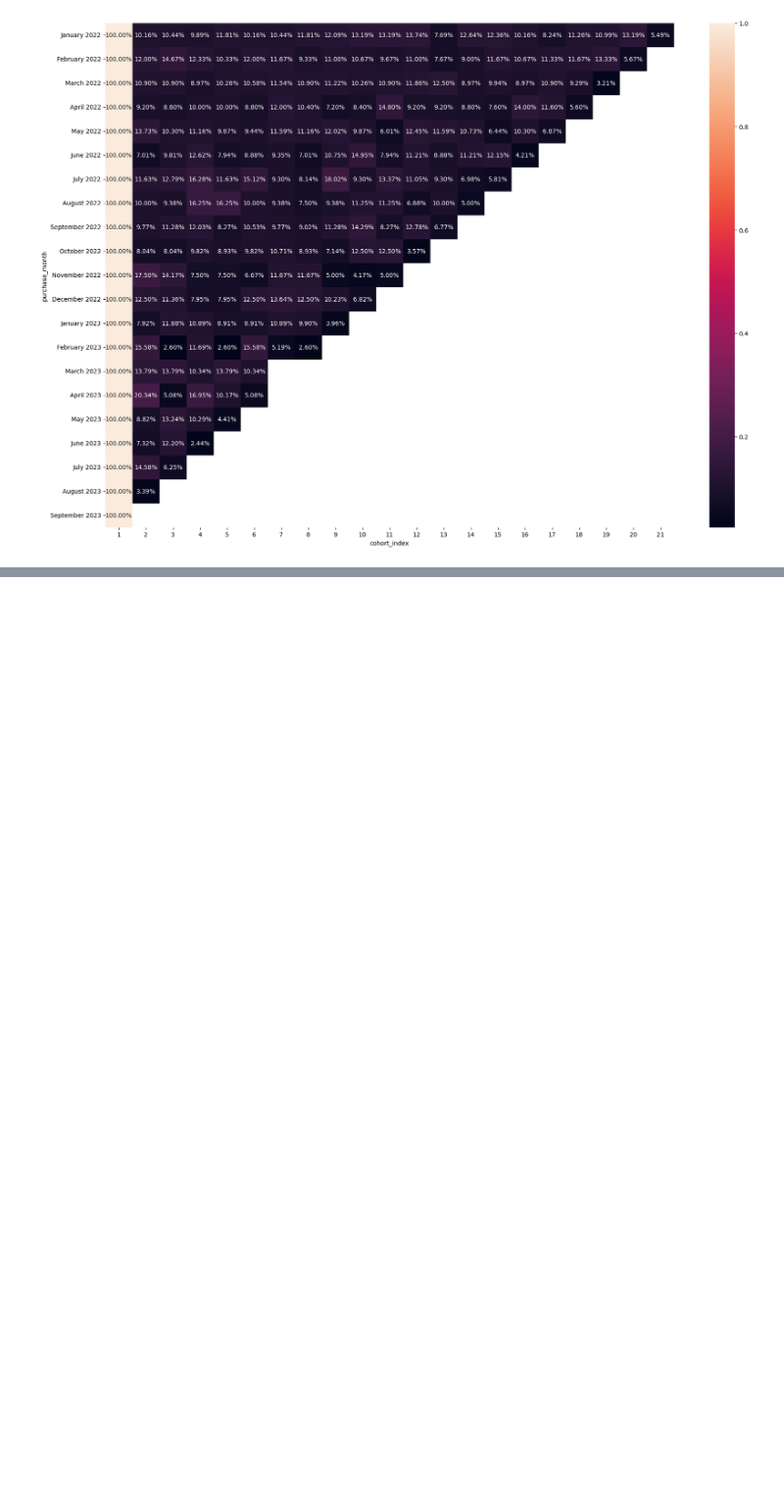
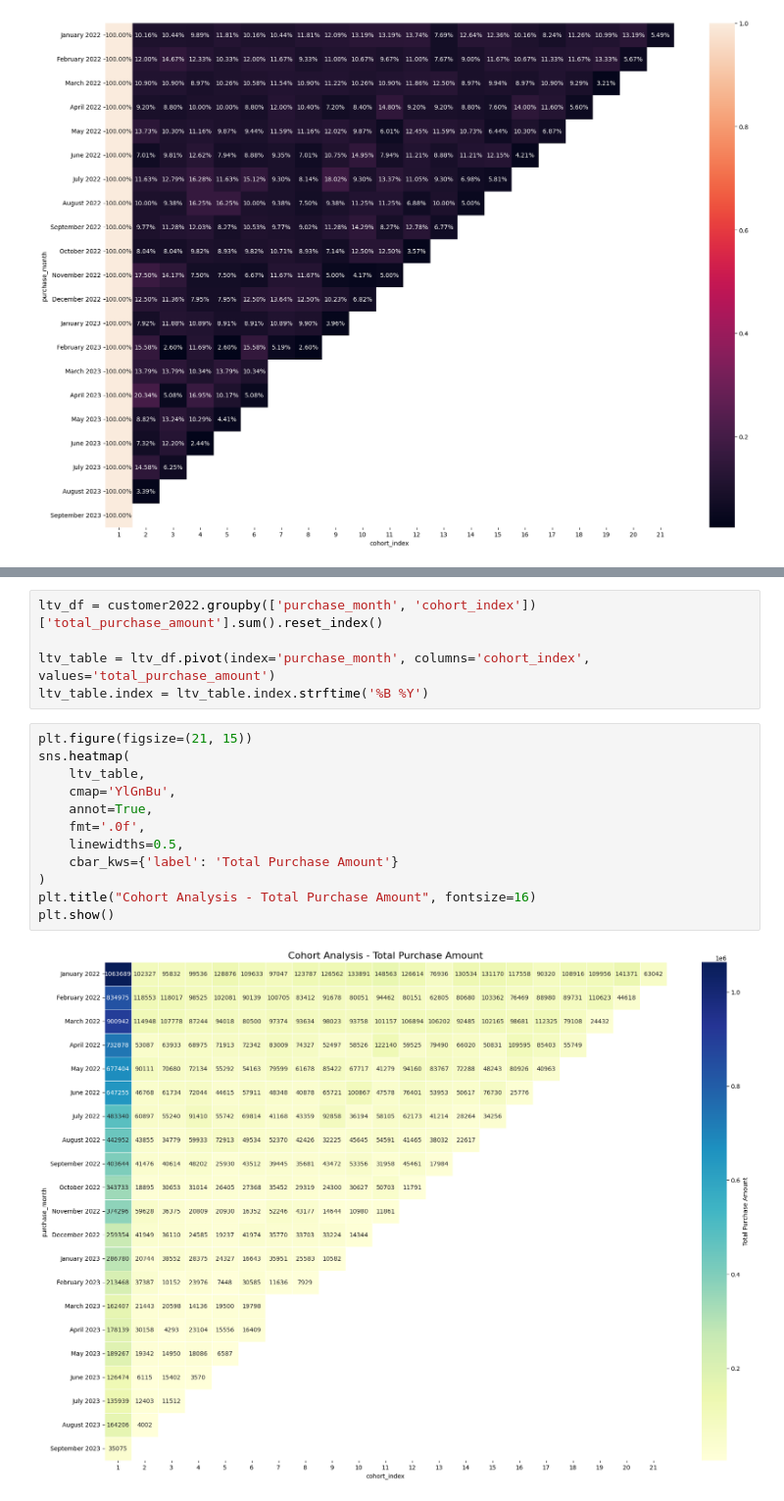
Before and after one commit to HyunsungRyu/e-commerce_cohort, a Jupyter notebook: cohort_over2022.ipynb, the cells around one changed output, grey strips where cells are left out. Shown at 98% size. Saved outputs shown, nothing was run; the diff lists cells and outputs as text; blank space fills up the shorter version.

```diff
--- a/cohort_over2022.ipynb
+++ b/cohort_over2022.ipynb
@@ -239,0 +284,19 @@ sns.heatmap(axis0_cohort_table, annot=True, fmt='.02%')
+# %%
+ltv_df = customer2022.groupby(['purchase_month', 'cohort_index'])['total_purchase_amount'].sum().reset_index()
+
+ltv_table = ltv_df.pivot(index='purchase_month', columns='cohort_index', values='total_purchase_amount')
+ltv_table.index = ltv_table.index.strftime('%B %Y')
+# %%
+plt.figure(figsize=(21, 15))
+sns.heatmap(
+    ltv_table,
+    cmap='YlGnBu',
+    annot=True,
+    fmt='.0f',
+    linewidths=0.5,
+    cbar_kws={'label': 'Total Purchase Amount'}
+)
+plt.title("Cohort Analysis - Total Purchase Amount", fontsize=16)
+plt.show()
+# %% [output]
+[figure, added]
```
Also changed, not shown: parts of 9 cells of this notebook.
